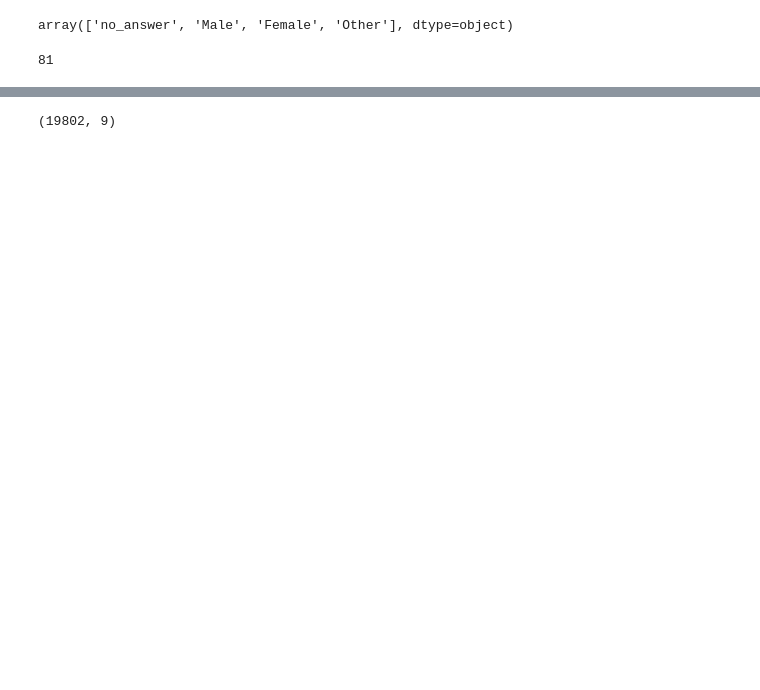
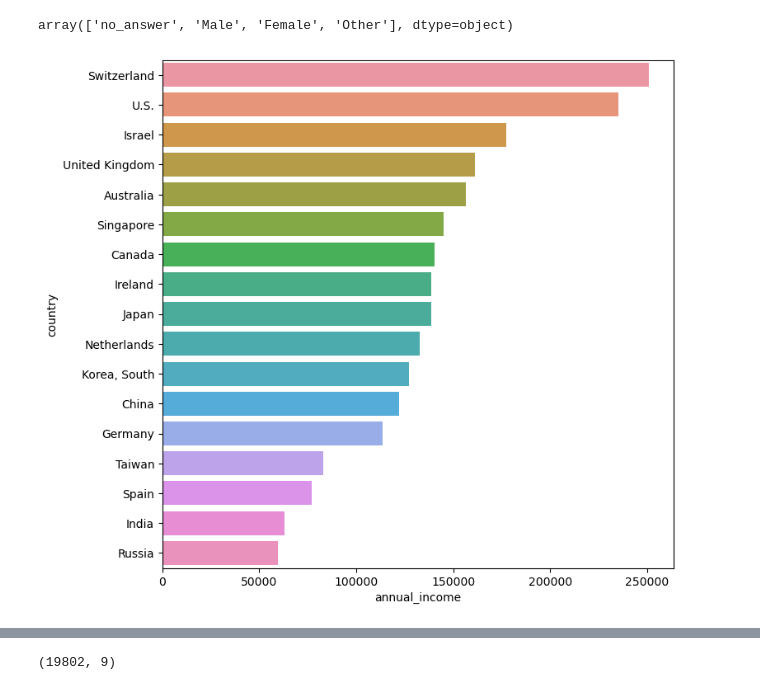
Before and after one commit to tes-b/project_2_income_prediction, a Jupyter notebook: Project_Data_Science_Field_Salary.ipynb, the cells around one changed output, grey strips where cells are left out. Drawn from its saved outputs; the diff is of its cells as text; code cells hidden in the pictures; blank space fills up the shorter version.

```diff
--- a/Project_Data_Science_Field_Salary.ipynb
+++ b/Project_Data_Science_Field_Salary.ipynb
@@ -213,7 +236,3 @@ def feature_engineering(df):
 
 
 df_0_eng = feature_engineering(df_0_cln.copy())
-# %%
-len(df_0_eng["country"].unique())
-# %% [output]
-81
@@ -220,3 +249,20 @@ len(df_0_eng["country"].unique())
+# %%
+def column_avg(df, col, orient="v"):
+    temp = df[[col,target]]
+    temp = temp.groupby(col).agg(np.mean)
+    temp = temp.reset_index(col)
+    temp = temp.sort_values(target,ascending=False)
+    # print(temp.annual_income.values.round(0))
+    plt.close("all")
+    plt.figure(figsize=(8,8))
+    if(orient == "v"):
+        sns.barplot(data=temp,x=col,y=target, orient=orient)
+    else :
+        sns.barplot(data=temp,x=target,y=col, orient=orient)
+# %%
+column_avg(df=df_0_flt, col="country",orient="h")
+# %% [output]
+[figure, added]
 # %%
 # encoding
 # ordinal
```
Also changed, not shown: parts of 22 cells of this notebook.
